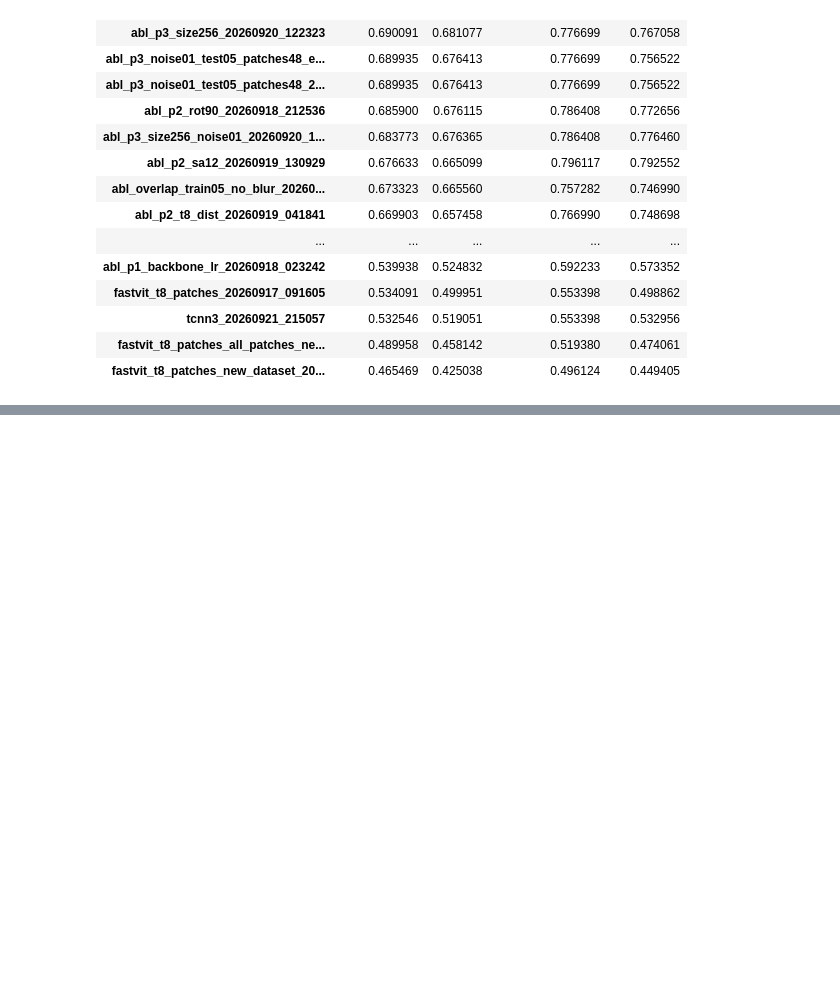
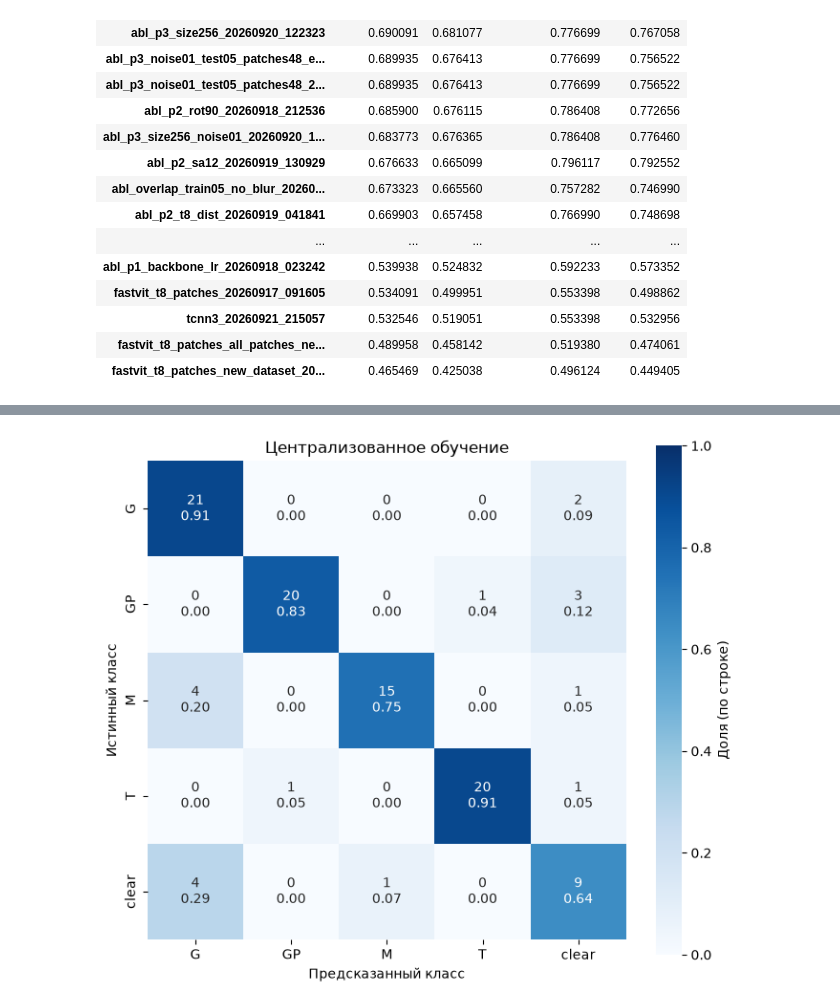
Before and after one commit to Ilyaant/federated-learning-experiments, a Jupyter notebook: notebooks/metrics_lookup.ipynb, the cells around one changed output, grey strips where cells are left out. Cells and saved outputs as stored; diff of their text form; code cells hidden in the pictures; blank space fills up the shorter version.

```diff
--- a/notebooks/metrics_lookup.ipynb
+++ b/notebooks/metrics_lookup.ipynb
@@ -190,0 +220,13 @@ f1         0.978667  0.669732  0.676413
+# %%
+with open(Path(f'../logs/{run_name}') / 'summary.json') as f:
+    summary = json.load(f)
+
+split_cm = 'test' if 'confusion_matrix' in summary['results'].get('test', {}).get('image', {}) else 'val'
+plot_confusion_matrix(
+    summary['results'][split_cm]['image']['confusion_matrix'],
+    labels=summary['class_names'],
+    # title=f'{run_name} ({split_cm}, image)',
+    title='Централизованное обучение',
+)
+# %% [output]
+[figure, added]
```
Also changed, not shown: parts of 2 cells of this notebook.
